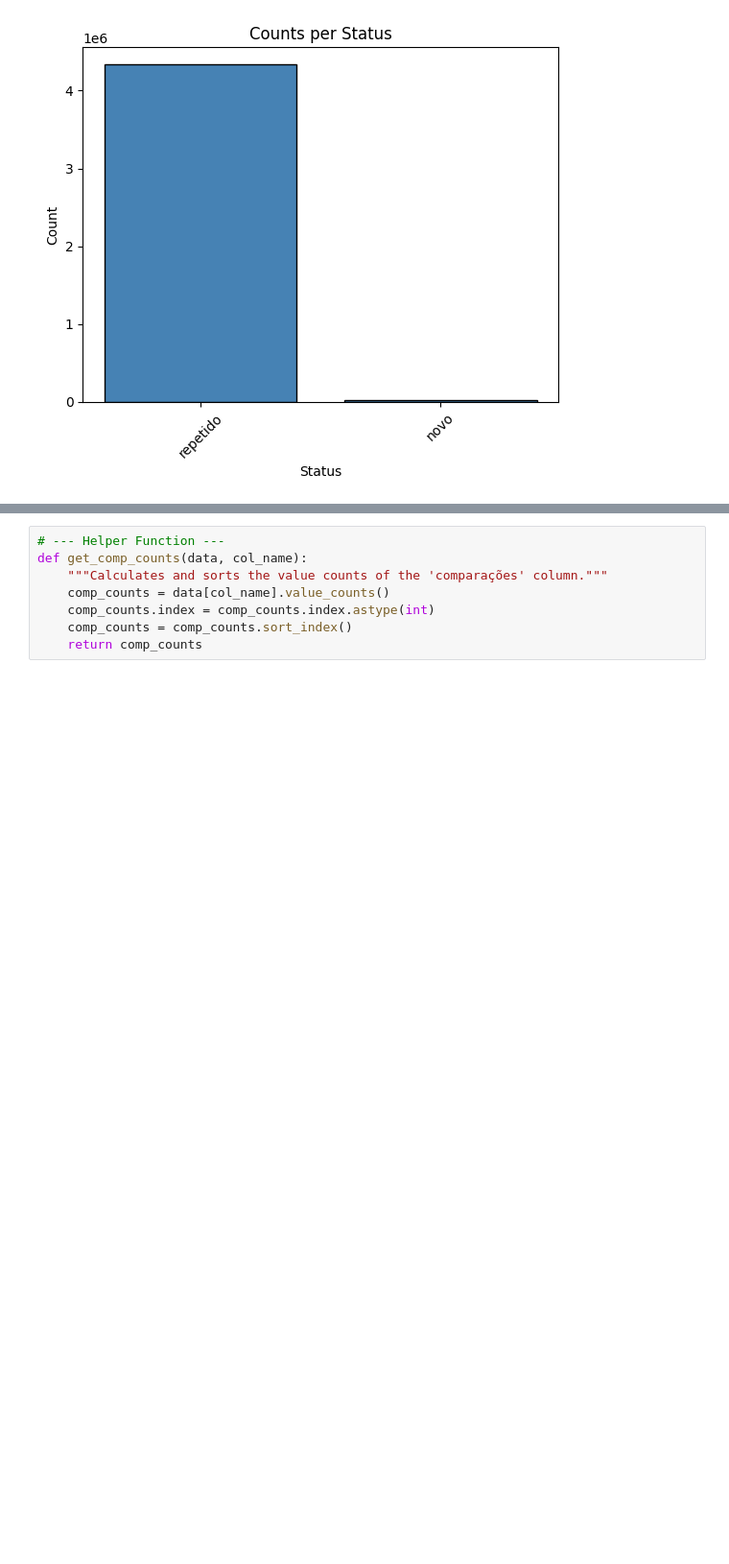
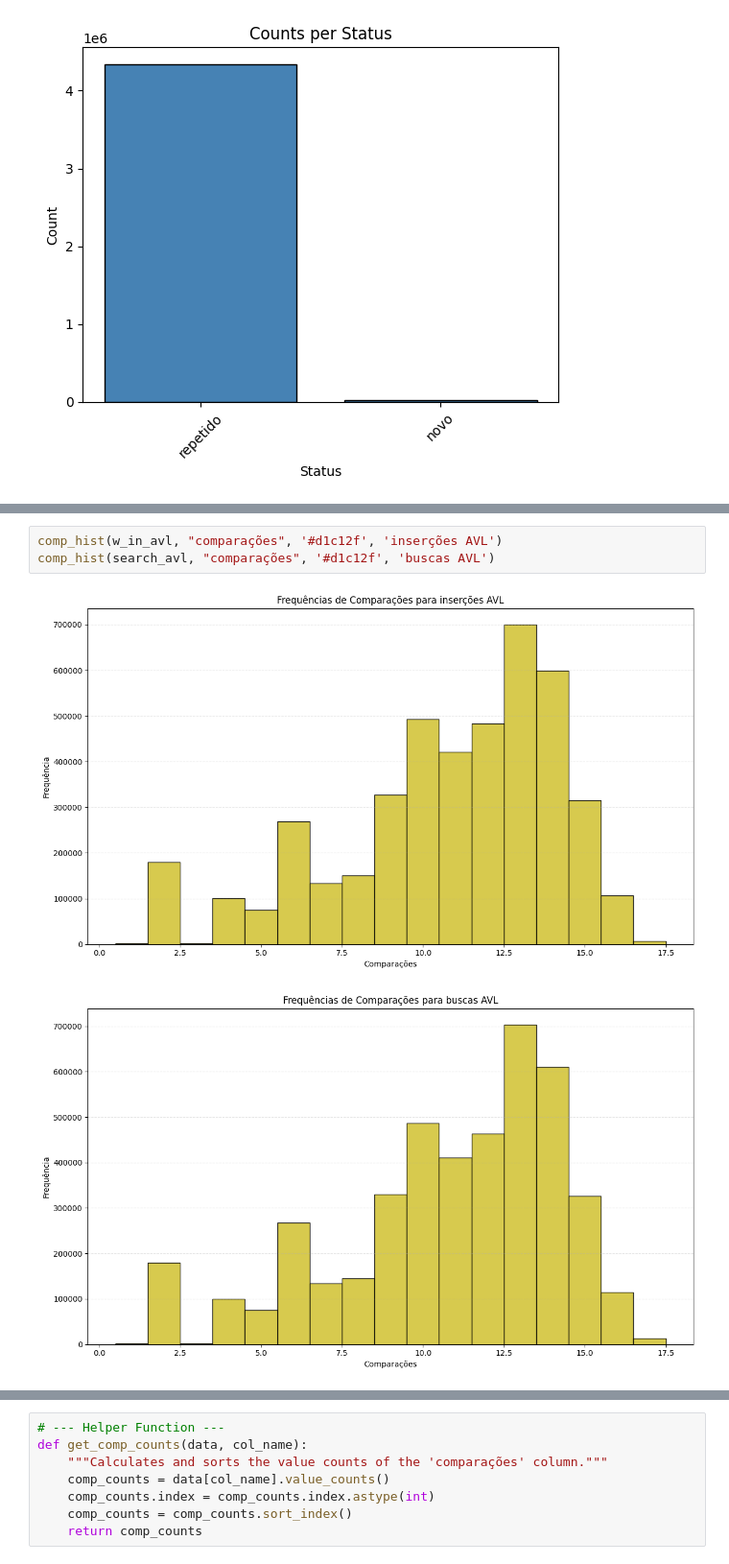
Before and after one commit to szacomelli/ed-inv-index, a Jupyter notebook: vis/data.ipynb, the cells around one changed output, grey strips where cells are left out. Shown: that part at 96% size. Drawn from its saved outputs; the diff is of its cells as text; blank space fills up the shorter version.

```diff
--- a/vis/data.ipynb
+++ b/vis/data.ipynb
@@ -71,0 +79,6 @@ comp_hist(w_in_bst, "comparações")
+# %%
+comp_hist(w_in_avl, "comparações", '#d1c12f', 'inserções AVL')
+comp_hist(search_avl, "comparações", '#d1c12f', 'buscas AVL')
+# %% [output]
+[figure, added]
+[figure, added]
```
Also changed, not shown: parts of 8 cells of this notebook, 8 other files.
